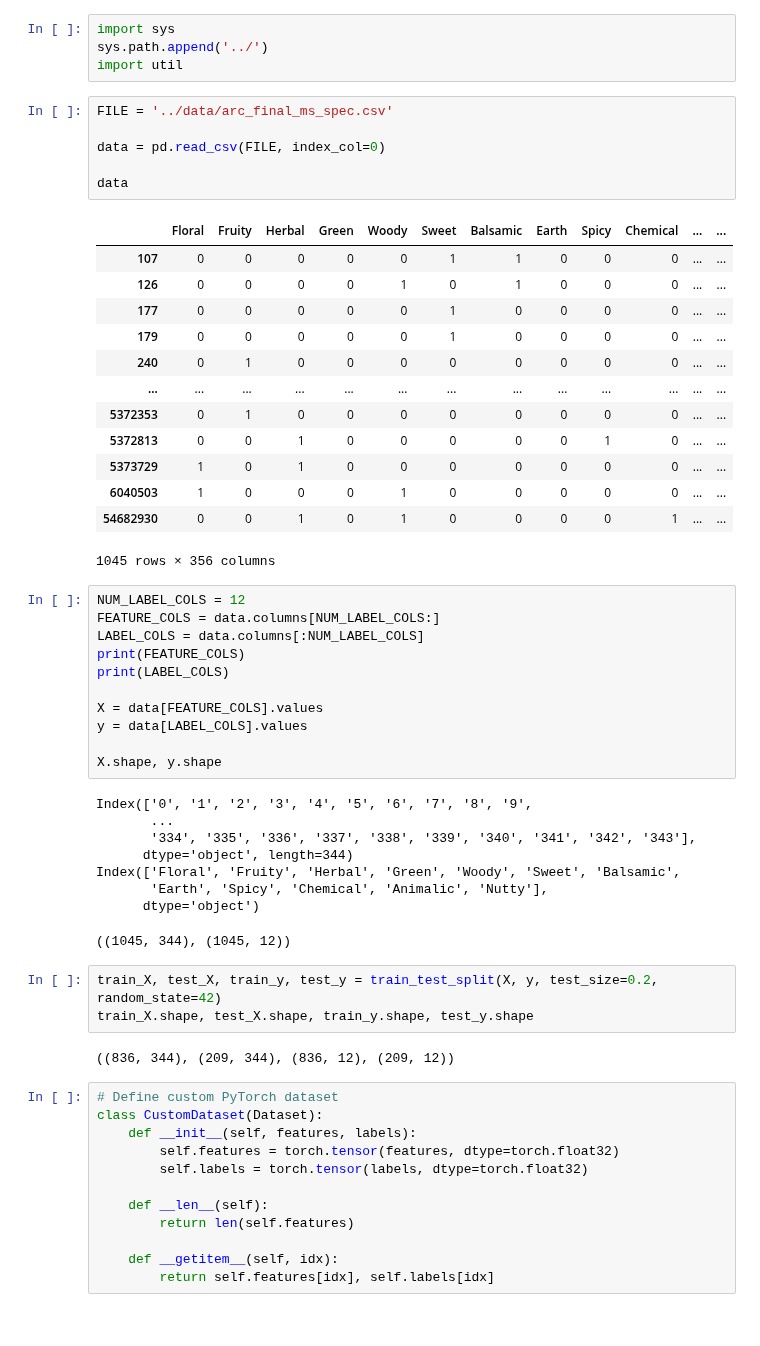
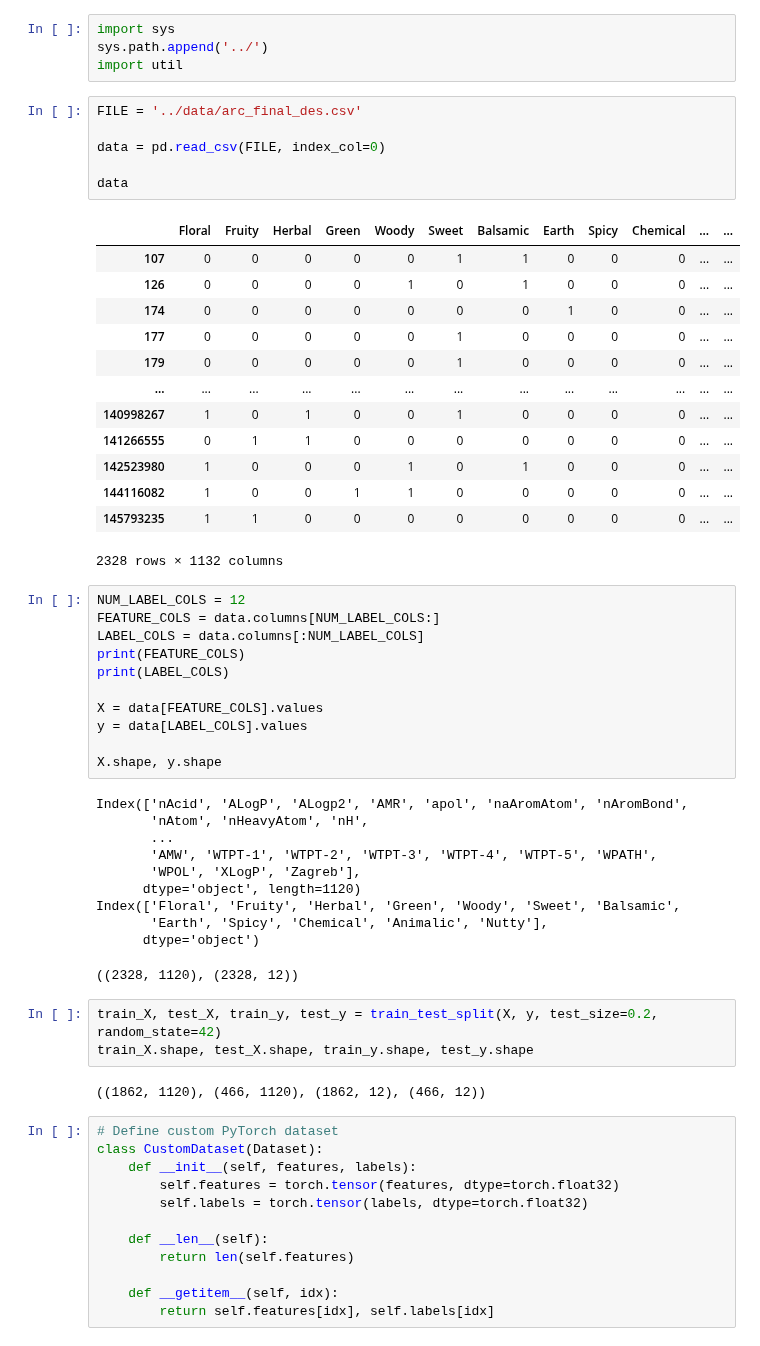
Before and after one commit to Rory-Dam/master_thesis, a Jupyter notebook: molecule_based/general_param_search.ipynb, the cells around one changed output. Drawn from its saved outputs; the diff is of its cells as text.

```diff
--- a/molecule_based/general_param_search.ipynb
+++ b/molecule_based/general_param_search.ipynb
@@ -23,25 +23,25 @@ import sys
 sys.path.append('../')
 import util
 # %%
-FILE = '../data/arc_final_ms_spec.csv'
+FILE = '../data/arc_final_des.csv'
 
 data = pd.read_csv(FILE, index_col=0)
 
 data
 # %% [output]
 |  | Floral | Fruity | Herbal | Green | Woody | Sweet | Balsamic | Earth | Spicy | Chemical | ... | ... |
 | 107 | 0 | 0 | 0 | 0 | 0 | 1 | 1 | 0 | 0 | 0 | ... | ... |
 | 126 | 0 | 0 | 0 | 0 | 1 | 0 | 1 | 0 | 0 | 0 | ... | ... |
+| 174 | 0 | 0 | 0 | 0 | 0 | 0 | 0 | 1 | 0 | 0 | ... | ... |
 | 177 | 0 | 0 | 0 | 0 | 0 | 1 | 0 | 0 | 0 | 0 | ... | ... |
 | 179 | 0 | 0 | 0 | 0 | 0 | 1 | 0 | 0 | 0 | 0 | ... | ... |
-| 240 | 0 | 1 | 0 | 0 | 0 | 0 | 0 | 0 | 0 | 0 | ... | ... |
 | ... | ... | ... | ... | ... | ... | ... | ... | ... | ... | ... | ... | ... |
-| 5372353 | 0 | 1 | 0 | 0 | 0 | 0 | 0 | 0 | 0 | 0 | ... | ... |
-| 5372813 | 0 | 0 | 1 | 0 | 0 | 0 | 0 | 0 | 1 | 0 | ... | ... |
-| 5373729 | 1 | 0 | 1 | 0 | 0 | 0 | 0 | 0 | 0 | 0 | ... | ... |
-| 6040503 | 1 | 0 | 0 | 0 | 1 | 0 | 0 | 0 | 0 | 0 | ... | ... |
-| 54682930 | 0 | 0 | 1 | 0 | 1 | 0 | 0 | 0 | 0 | 1 | ... | ... |
+| 140998267 | 1 | 0 | 1 | 0 | 0 | 1 | 0 | 0 | 0 | 0 | ... | ... |
+| 141266555 | 0 | 1 | 1 | 0 | 0 | 0 | 0 | 0 | 0 | 0 | ... | ... |
+| 142523980 | 1 | 0 | 0 | 0 | 1 | 0 | 1 | 0 | 0 | 0 | ... | ... |
+| 144116082 | 1 | 0 | 0 | 1 | 1 | 0 | 0 | 0 | 0 | 0 | ... | ... |
+| 145793235 | 1 | 1 | 0 | 0 | 0 | 0 | 0 | 0 | 0 | 0 | ... | ... |
-1045 rows × 356 columns
+2328 rows × 1132 columns
 # %%
 NUM_LABEL_COLS = 12
 FEATURE_COLS = data.columns[NUM_LABEL_COLS:]
@@ -54,19 +54,21 @@ y = data[LABEL_COLS].values
 
 X.shape, y.shape
 # %% [output]
-Index(['0', '1', '2', '3', '4', '5', '6', '7', '8', '9',
+Index(['nAcid', 'ALogP', 'ALogp2', 'AMR', 'apol', 'naAromAtom', 'nAromBond',
+       'nAtom', 'nHeavyAtom', 'nH',
        ...
-       '334', '335', '336', '337', '338', '339', '340', '341', '342', '343'],
-      dtype='object', length=344)
+       'AMW', 'WTPT-1', 'WTPT-2', 'WTPT-3', 'WTPT-4', 'WTPT-5', 'WPATH',
+       'WPOL', 'XLogP', 'Zagreb'],
+      dtype='object', length=1120)
 Index(['Floral', 'Fruity', 'Herbal', 'Green', 'Woody', 'Sweet', 'Balsamic',
        'Earth', 'Spicy', 'Chemical', 'Animalic', 'Nutty'],
       dtype='object')
-((1045, 344), (1045, 12))
+((2328, 1120), (2328, 12))
 # %%
 train_X, test_X, train_y, test_y = train_test_split(X, y, test_size=0.2, random_state=42)
 train_X.shape, test_X.shape, train_y.shape, test_y.shape
 # %% [output]
-((836, 344), (209, 344), (836, 12), (209, 12))
+((1862, 1120), (466, 1120), (1862, 12), (466, 12))
 # %%
 # Define custom PyTorch dataset
 class CustomDataset(Dataset):
```
Also changed, not shown: parts of 6 cells of this notebook, 3 other files.
